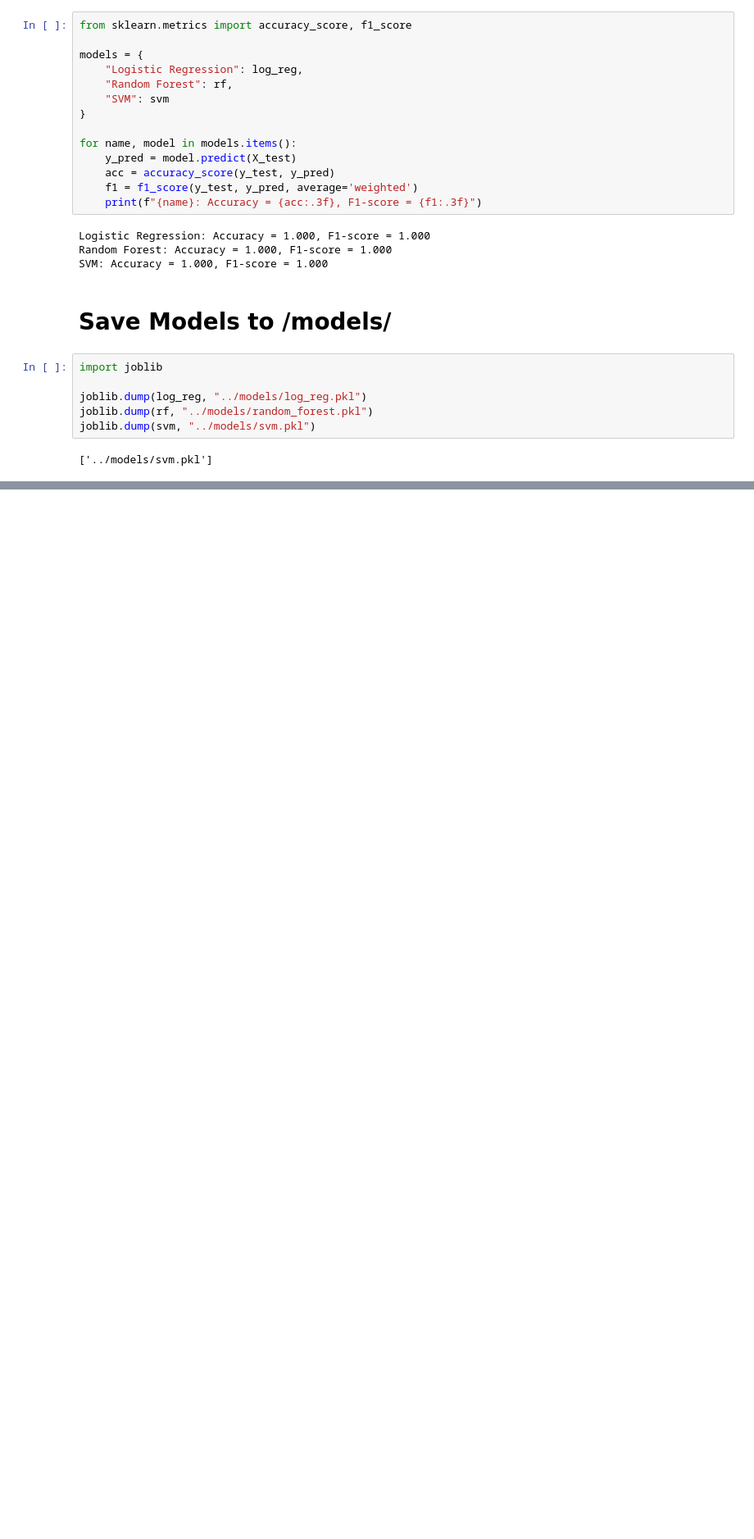
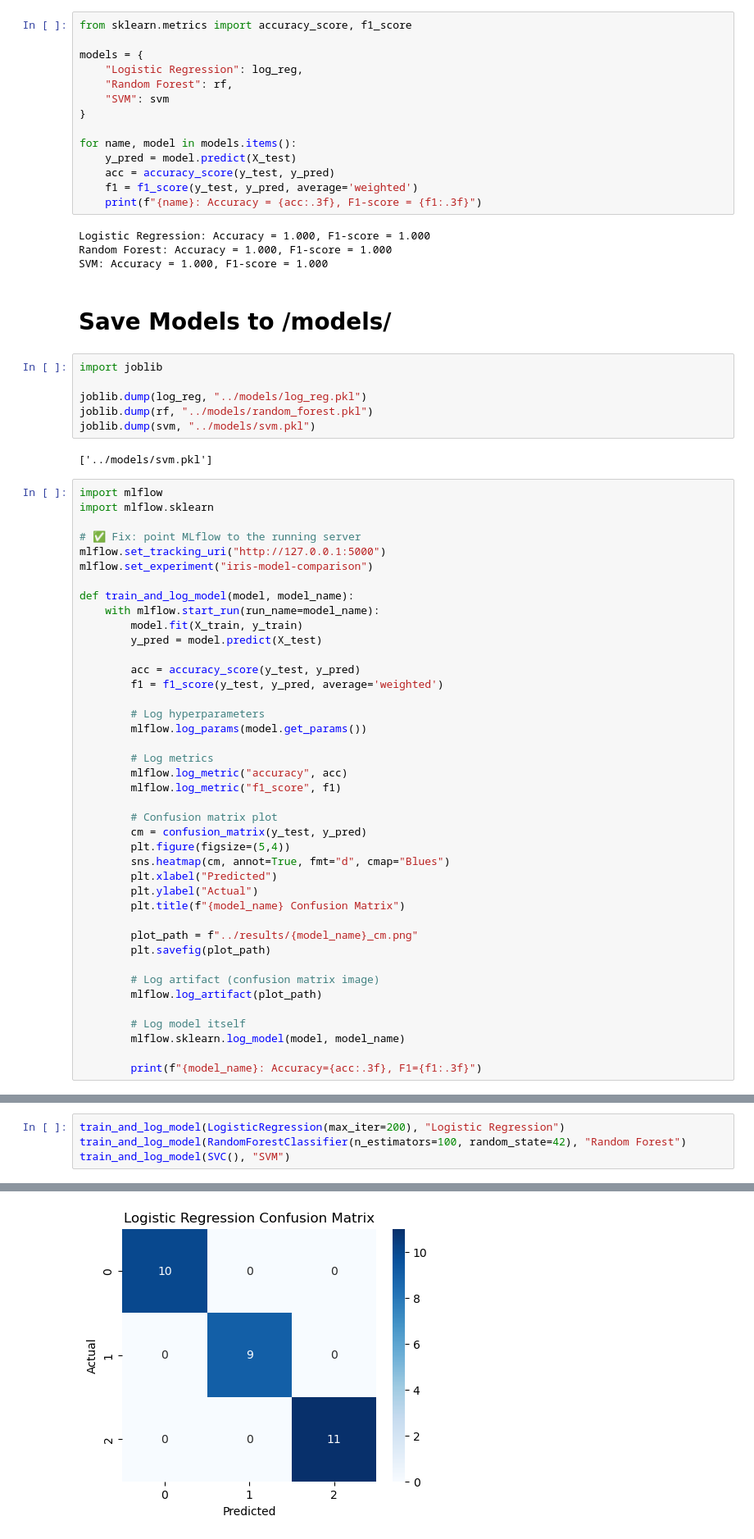
Before and after one commit to SaadAteeq-FOPSILOHN/mlops-assignment-1, a Jupyter notebook: notebooks/model_training.ipynb, the cells around one changed output, grey strips where cells are left out. Shown at 82% size. Drawn from its saved outputs; the diff is of its cells as text; blank space fills up the shorter version.

```diff
--- a/notebooks/model_training.ipynb
+++ b/notebooks/model_training.ipynb
@@ -74,3 +81,44 @@ joblib.dump(rf, "../models/random_forest.pkl")
 joblib.dump(svm, "../models/svm.pkl")
 # %% [output]
 ['../models/svm.pkl']
+# %%
+import mlflow
+import mlflow.sklearn
+
+# ✅ Fix: point MLflow to the running server
+mlflow.set_tracking_uri("http://127.0.0.1:5000")
+mlflow.set_experiment("iris-model-comparison")
+
+def train_and_log_model(model, model_name):
+    with mlflow.start_run(run_name=model_name):
+        model.fit(X_train, y_train)
+        y_pred = model.predict(X_test)
+
+        acc = accuracy_score(y_test, y_pred)
+        f1 = f1_score(y_test, y_pred, average='weighted')
+
+        # Log hyperparameters
+        mlflow.log_params(model.get_params())
+
+        # Log metrics
+        mlflow.log_metric("accuracy", acc)
+        mlflow.log_metric("f1_score", f1)
+
+        # Confusion matrix plot
+        cm = confusion_matrix(y_test, y_pred)
+        plt.figure(figsize=(5,4))
+        sns.heatmap(cm, annot=True, fmt="d", cmap="Blues")
+        plt.xlabel("Predicted")
+        plt.ylabel("Actual")
+        plt.title(f"{model_name} Confusion Matrix")
+
+        plot_path = f"../results/{model_name}_cm.png"
+        plt.savefig(plot_path)
+
+        # Log artifact (confusion matrix image)
+        mlflow.log_artifact(plot_path)
+
+        # Log model itself
+        mlflow.sklearn.log_model(model, model_name)
+
+        print(f"{model_name}: Accuracy={acc:.3f}, F1={f1:.3f}")
@@ -76,0 +127,5 @@ joblib.dump(svm, "../models/svm.pkl")
+# %%
+train_and_log_model(LogisticRegression(max_iter=200), "Logistic Regression")
+train_and_log_model(RandomForestClassifier(n_estimators=100, random_state=42), "Random Forest")
+train_and_log_model(SVC(), "SVM")
+# %% [output]
@@ -76,0 +147 @@ joblib.dump(svm, "../models/svm.pkl")
+[figure, added]
```
Also changed, not shown: parts of 4 cells of this notebook.
